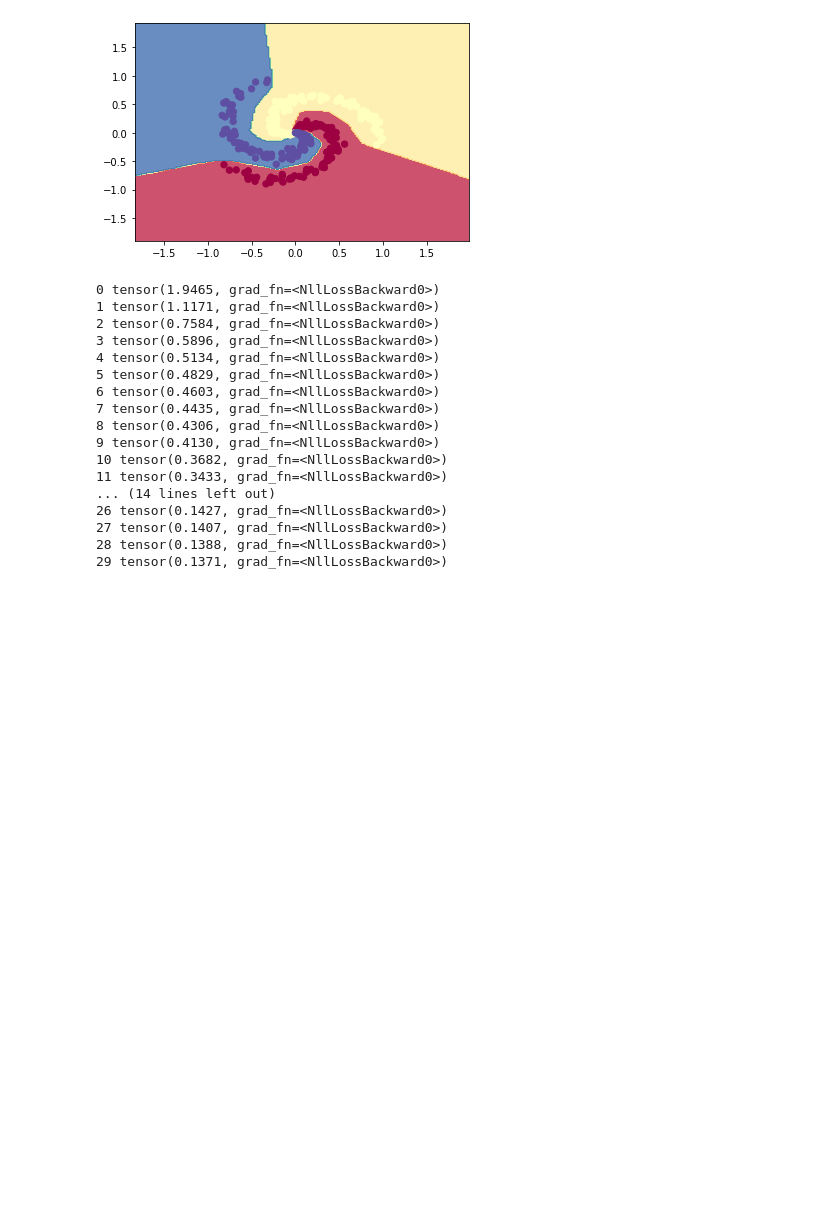
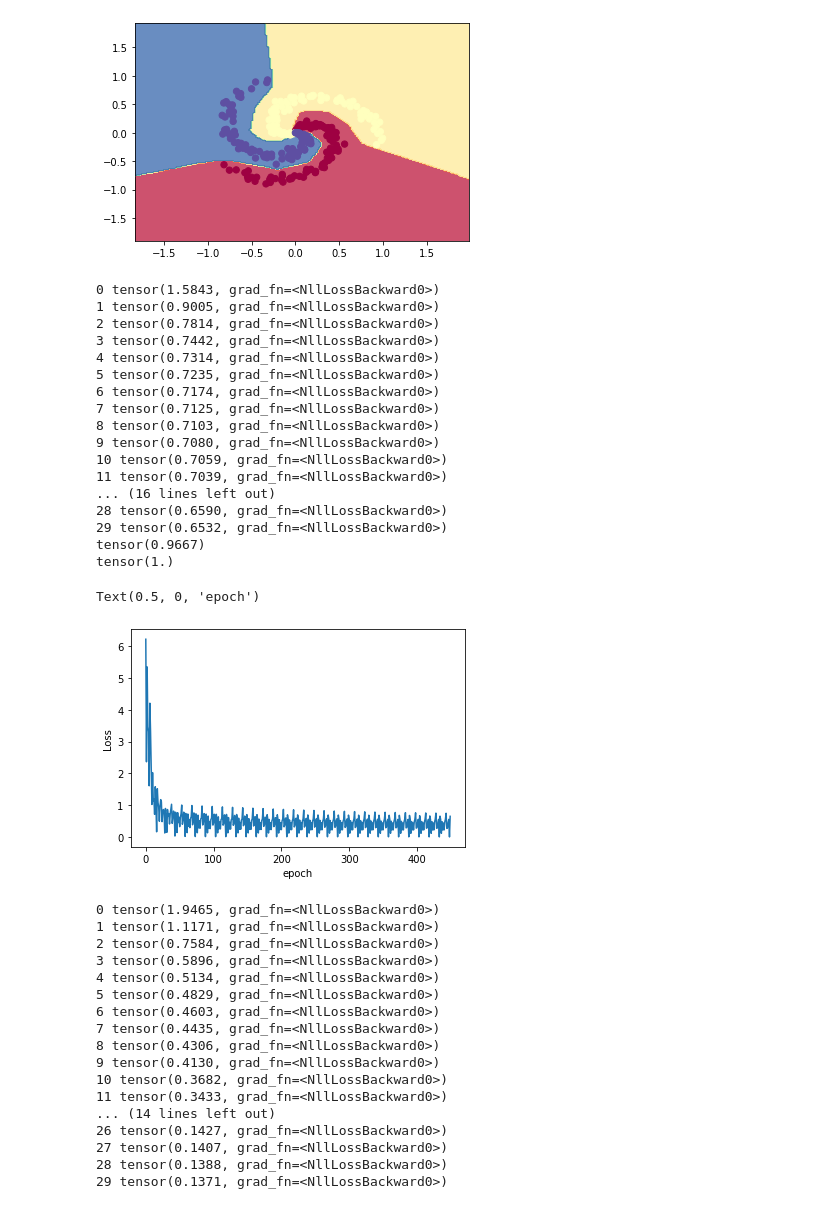
Before and after one commit to eriksali/DNN_2023_DL, a Jupyter notebook: a2_autograd.ipynb, the cells around one changed output. Drawn from its saved outputs; the diff is of its cells as text; code cells hidden in the pictures; blank space fills up the shorter version.

```diff
--- a/a2_autograd.ipynb
+++ b/a2_autograd.ipynb
@@ -517,34 +536,54 @@ for epoch in range(epochs):
     for i in range((X_train.shape[0] - 1) // batch_size + 1):
         start_i = i * batch_size
         end_i = start_i + batch_size
         xb = X_train[start_i:end_i]
         yb = y_train[start_i:end_i]
         pred = mlp(xb)
         loss = loss_func(pred, yb)
-        losses.append(loss)
+        losses.append(loss.detach().numpy())
         loss.backward()
         with torch.no_grad():
             weights1 -= weights1.grad * lr
             bias1 -= bias1.grad * lr
             weights2 -= weights2.grad * lr
             bias2 -= bias2.grad * lr
             weights1.grad.zero_()
             bias1.grad.zero_()
             weights2.grad.zero_()
             bias2.grad.zero_()
     print(epoch, loss)
 
 
 pred_train = mlp(X_train)
 print(accuracy(pred_train,y_train))
 
 pred_test = mlp(X_test)
 print(accuracy(pred_test,y_test))
 
 import matplotlib.pyplot as plt
 plt.plot(range(epochs*15), losses)
 plt.ylabel('Loss')
 plt.xlabel('epoch')
+# %% [output]
+0 tensor(1.5843, grad_fn=<NllLossBackward0>)
+1 tensor(0.9005, grad_fn=<NllLossBackward0>)
+2 tensor(0.7814, grad_fn=<NllLossBackward0>)
+3 tensor(0.7442, grad_fn=<NllLossBackward0>)
+4 tensor(0.7314, grad_fn=<NllLossBackward0>)
+5 tensor(0.7235, grad_fn=<NllLossBackward0>)
+6 tensor(0.7174, grad_fn=<NllLossBackward0>)
+7 tensor(0.7125, grad_fn=<NllLossBackward0>)
+8 tensor(0.7103, grad_fn=<NllLossBackward0>)
+9 tensor(0.7080, grad_fn=<NllLossBackward0>)
+10 tensor(0.7059, grad_fn=<NllLossBackward0>)
+11 tensor(0.7039, grad_fn=<NllLossBackward0>)
+... (16 lines left out)
+28 tensor(0.6590, grad_fn=<NllLossBackward0>)
+29 tensor(0.6532, grad_fn=<NllLossBackward0>)
+tensor(0.9667)
+tensor(1.)
+Text(0.5, 0, 'epoch')
+[figure, added]
 # %%
 import numpy as np
 import torch
```
Also changed, not shown: parts of 2 cells of this notebook.
